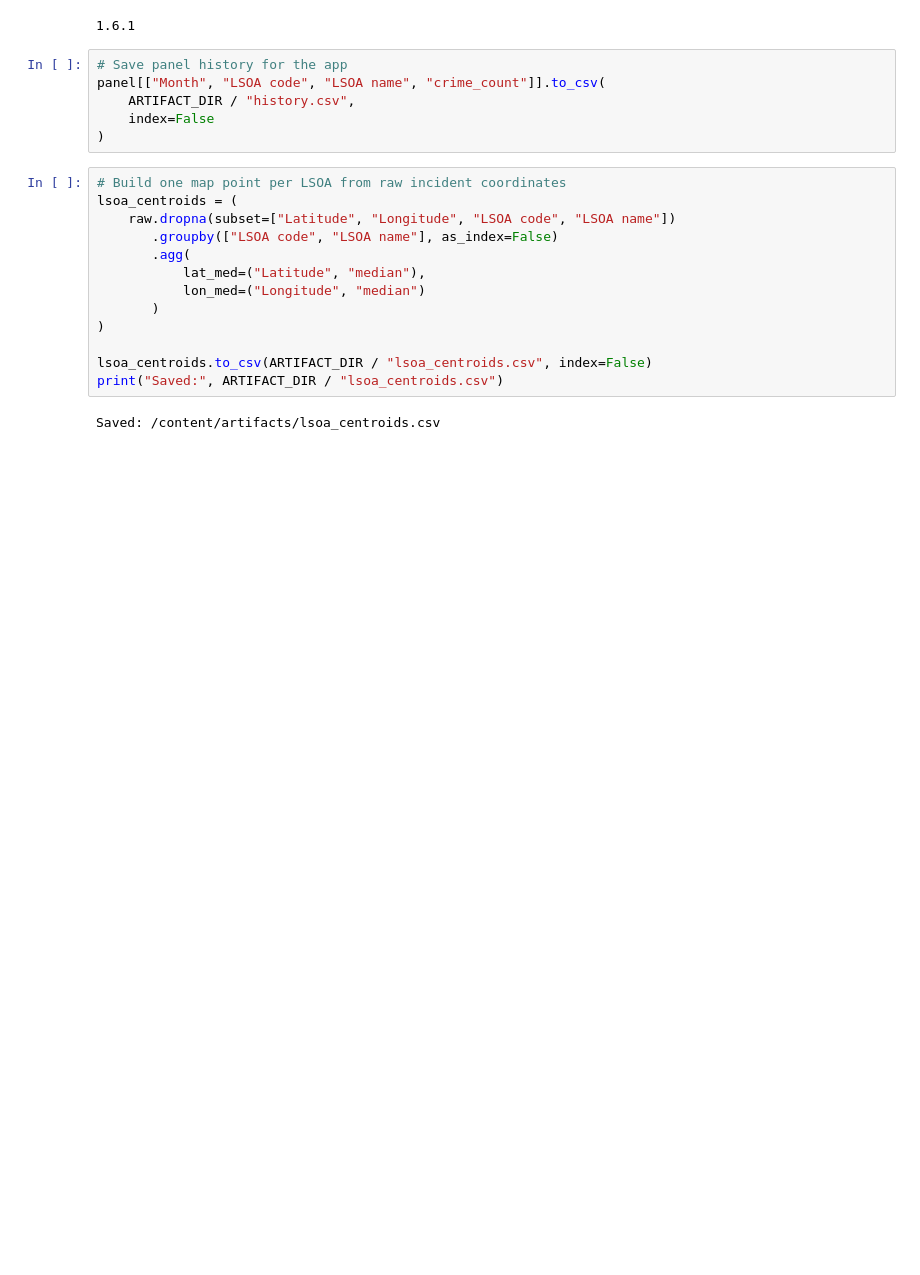
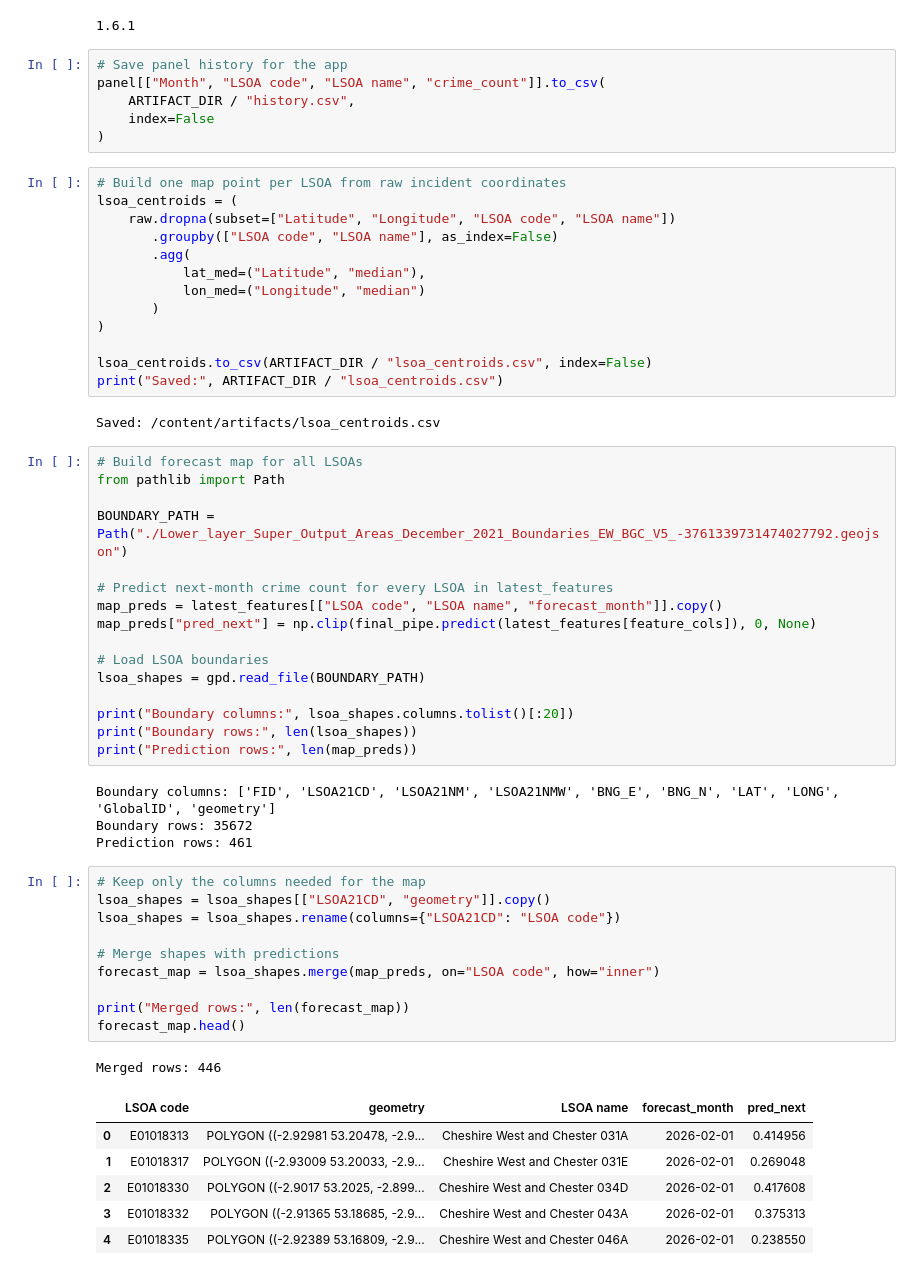
Before and after one commit to ddoro1701/Assignment_01_Advanced_ML, a Jupyter notebook: ML_Police_data_approach_2.ipynb, the cells around one changed output. Saved outputs shown, nothing was run; the diff lists cells and outputs as text; blank space fills up the shorter version.

```diff
--- a/ML_Police_data_approach_2.ipynb
+++ b/ML_Police_data_approach_2.ipynb
@@ -465,3 +466,41 @@ lsoa_centroids.to_csv(ARTIFACT_DIR / "lsoa_centroids.csv", index=False)
 print("Saved:", ARTIFACT_DIR / "lsoa_centroids.csv")
 # %% [output]
 Saved: /content/artifacts/lsoa_centroids.csv
+# %%
+# Build forecast map for all LSOAs
+from pathlib import Path
+
+BOUNDARY_PATH = Path("./Lower_layer_Super_Output_Areas_December_2021_Boundaries_EW_BGC_V5_-3761339731474027792.geojson")
+
+# Predict next-month crime count for every LSOA in latest_features
+map_preds = latest_features[["LSOA code", "LSOA name", "forecast_month"]].copy()
+map_preds["pred_next"] = np.clip(final_pipe.predict(latest_features[feature_cols]), 0, None)
+
+# Load LSOA boundaries
+lsoa_shapes = gpd.read_file(BOUNDARY_PATH)
+
+print("Boundary columns:", lsoa_shapes.columns.tolist()[:20])
+print("Boundary rows:", len(lsoa_shapes))
+print("Prediction rows:", len(map_preds))
+# %% [output]
+Boundary columns: ['FID', 'LSOA21CD', 'LSOA21NM', 'LSOA21NMW', 'BNG_E', 'BNG_N', 'LAT', 'LONG', 'GlobalID', 'geometry']
+Boundary rows: 35672
+Prediction rows: 461
+# %%
+# Keep only the columns needed for the map
+lsoa_shapes = lsoa_shapes[["LSOA21CD", "geometry"]].copy()
+lsoa_shapes = lsoa_shapes.rename(columns={"LSOA21CD": "LSOA code"})
+
+# Merge shapes with predictions
+forecast_map = lsoa_shapes.merge(map_preds, on="LSOA code", how="inner")
+
+print("Merged rows:", len(forecast_map))
+forecast_map.head()
+# %% [output]
+Merged rows: 446
+|  | LSOA code | geometry | LSOA name | forecast_month | pred_next |
+| 0 | E01018313 | POLYGON ((-2.92981 53.20478, -2.9... | Cheshire West and Chester 031A | 2026-02-01 | 0.414956 |
+| 1 | E01018317 | POLYGON ((-2.93009 53.20033, -2.9... | Cheshire West and Chester 031E | 2026-02-01 | 0.269048 |
+| 2 | E01018330 | POLYGON ((-2.9017 53.2025, -2.899... | Cheshire West and Chester 034D | 2026-02-01 | 0.417608 |
+| 3 | E01018332 | POLYGON ((-2.91365 53.18685, -2.9... | Cheshire West and Chester 043A | 2026-02-01 | 0.375313 |
+| 4 | E01018335 | POLYGON ((-2.92389 53.16809, -2.9... | Cheshire West and Chester 046A | 2026-02-01 | 0.238550 |
```
Also changed, not shown: parts of 4 cells of this notebook.
